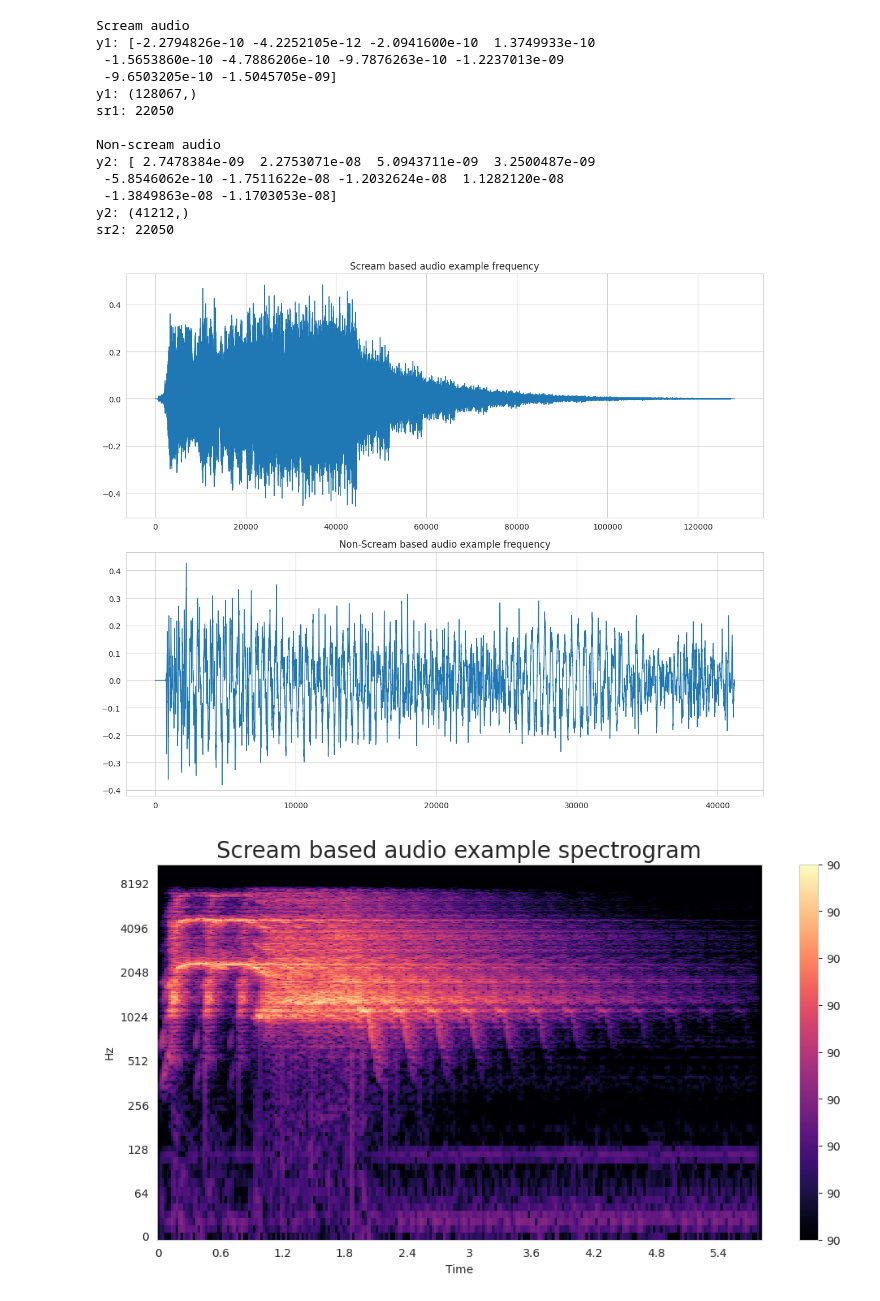
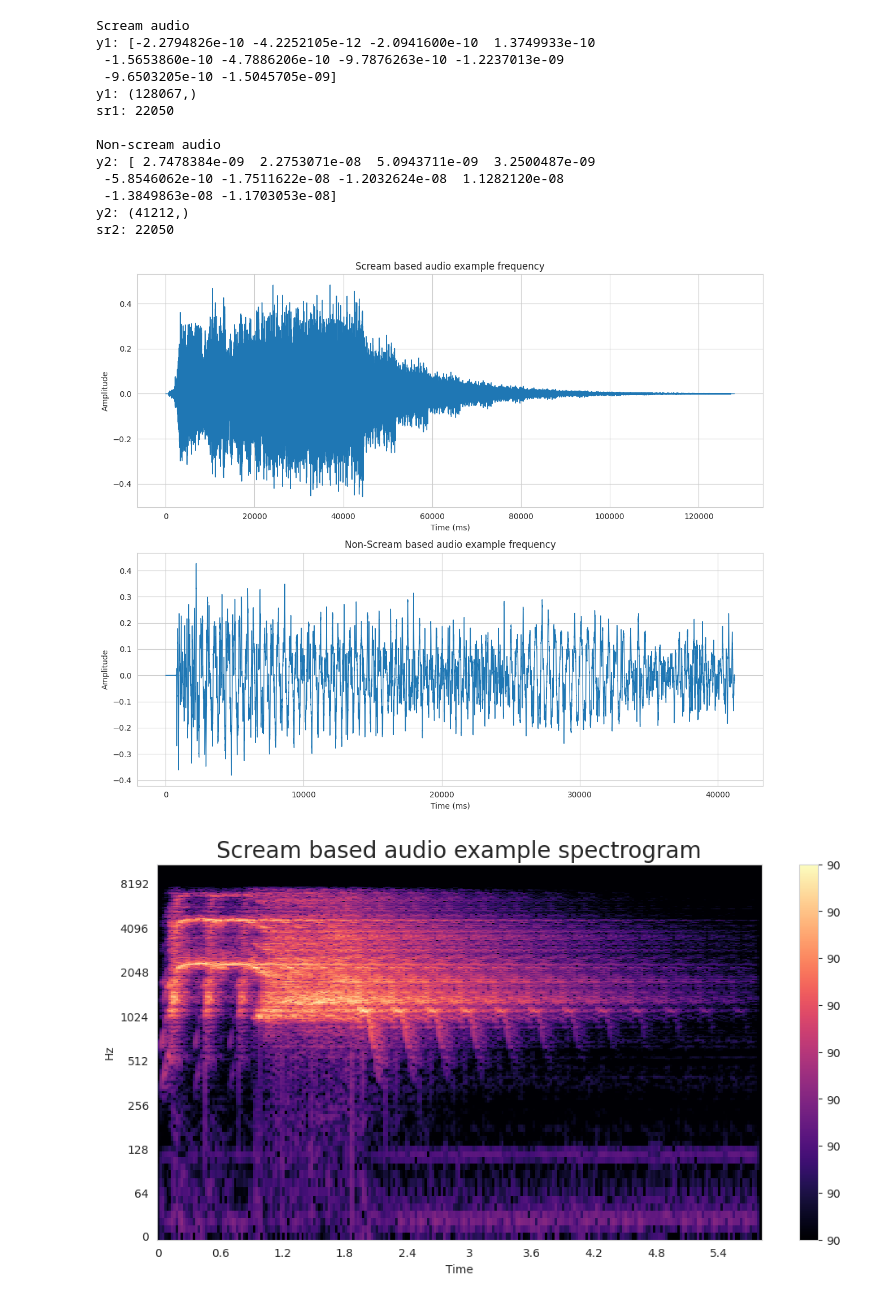
Before and after one commit to JoelSaji04231/Scream-Detection-using-ML-and-DL-models, a Jupyter notebook: crimealert_analysis.ipynb, the cells around one changed output. Saved outputs shown, nothing was run; the diff lists cells and outputs as text; code cells hidden in the pictures.

```diff
--- a/crimealert_analysis.ipynb
+++ b/crimealert_analysis.ipynb
@@ -63,18 +63,22 @@ sr2: 22050
 # %%
 #Frequency graph
 sns.set_style("whitegrid")
 plt.figure(figsize=(12, 10))
 
 plt.subplot(2, 1, 1)
 pd.Series(y1).plot(lw=1, title="Scream based audio example frequency")
+plt.xlabel("Time (ms)")
+plt.ylabel("Amplitude")
 
 plt.subplot(2, 1, 2)
 pd.Series(y2).plot(lw=1, title="Non-Scream based audio example frequency")
+plt.xlabel("Time (ms)")
+plt.ylabel("Amplitude")
 
 plt.tight_layout()
 plt.show()
 # %% [output]
-[figure, old version]
+[figure, new version]
 # %%
 D1=librosa.stft(y1) #Short-Time Fourier Transform (STFT)
 S_db1=librosa.amplitude_to_db(np.abs(D1),ref=np.max)
```
